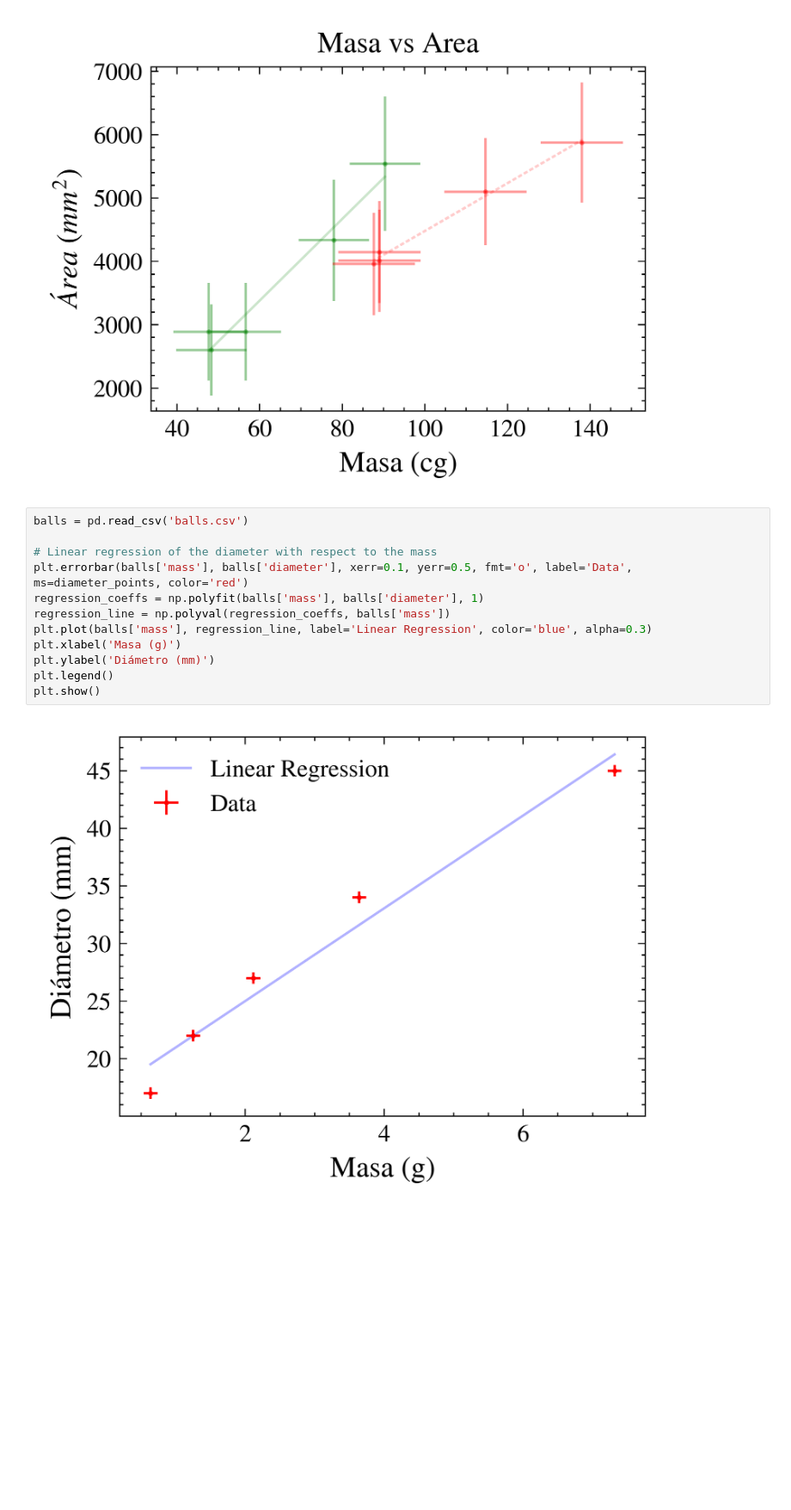
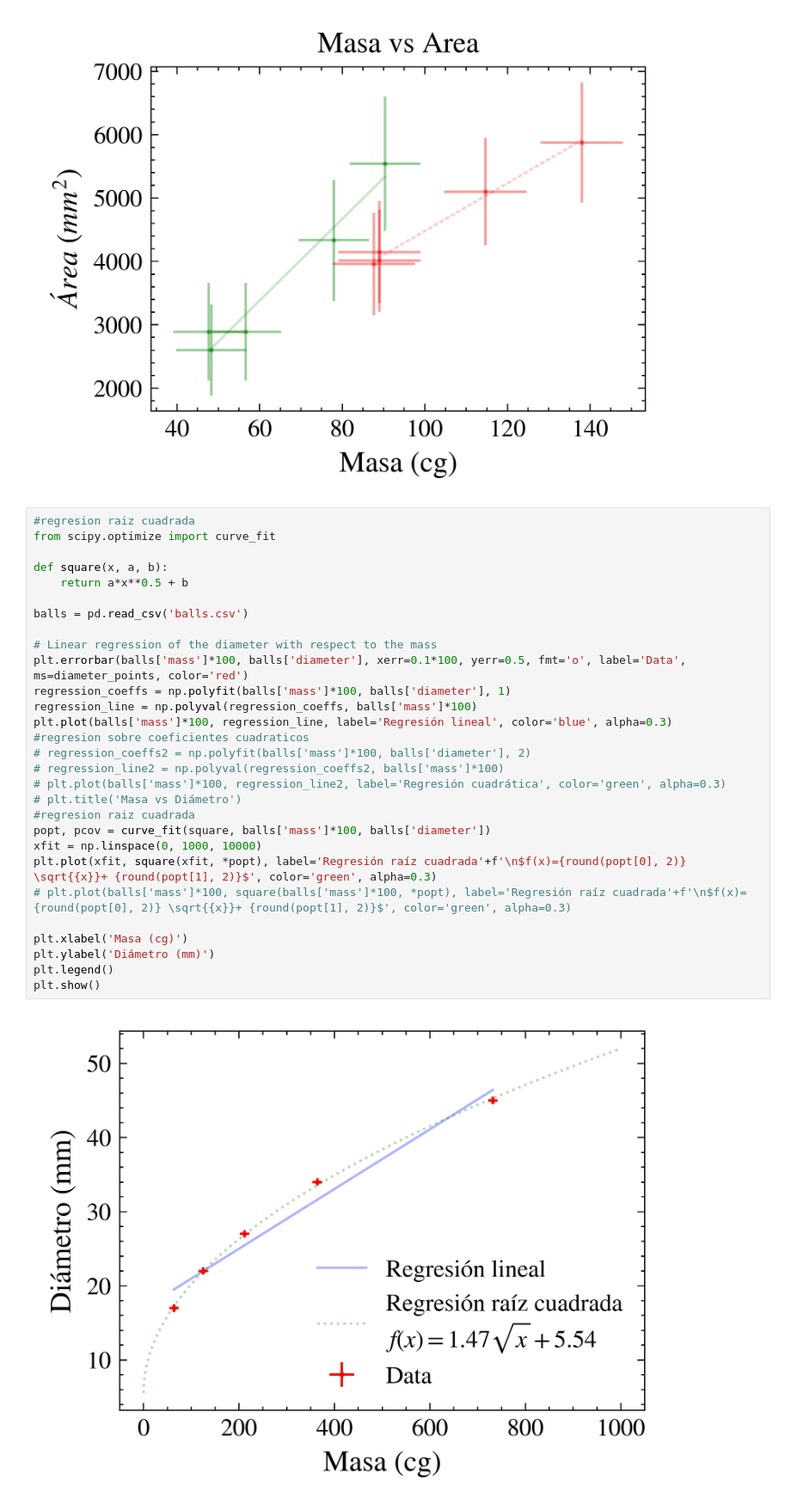
Before and after one commit to ignaschuemer7/Labo_I-Fisica_I, a Jupyter notebook: stats.ipynb, the cells around one changed output. Shown at 86% size. Cells and saved outputs as stored; diff of their text form; blank space fills up the shorter version.

Commit message:
update sqrt fit in balls

```diff
--- a/stats.ipynb
+++ b/stats.ipynb
@@ -133,16 +133,33 @@ for clases in sub:
 [figure]
 [figure]
 # %%
+#regresion raiz cuadrada
+from scipy.optimize import curve_fit
+
+def square(x, a, b):
+    return a*x**0.5 + b
+
 balls = pd.read_csv('balls.csv')
 
 # Linear regression of the diameter with respect to the mass
-plt.errorbar(balls['mass'], balls['diameter'], xerr=0.1, yerr=0.5, fmt='o', label='Data', ms=diameter_points, color='red')
-regression_coeffs = np.polyfit(balls['mass'], balls['diameter'], 1)
-regression_line = np.polyval(regression_coeffs, balls['mass'])
-plt.plot(balls['mass'], regression_line, label='Linear Regression', color='blue', alpha=0.3)
-plt.xlabel('Masa (g)')
+plt.errorbar(balls['mass']*100, balls['diameter'], xerr=0.1*100, yerr=0.5, fmt='o', label='Data', ms=diameter_points, color='red')
+regression_coeffs = np.polyfit(balls['mass']*100, balls['diameter'], 1)
+regression_line = np.polyval(regression_coeffs, balls['mass']*100)
+plt.plot(balls['mass']*100, regression_line, label='Regresión lineal', color='blue', alpha=0.3)
+#regresion sobre coeficientes cuadraticos
+# regression_coeffs2 = np.polyfit(balls['mass']*100, balls['diameter'], 2)
+# regression_line2 = np.polyval(regression_coeffs2, balls['mass']*100)
+# plt.plot(balls['mass']*100, regression_line2, label='Regresión cuadrática', color='green', alpha=0.3)
+# plt.title('Masa vs Diámetro')
+#regresion raiz cuadrada
+popt, pcov = curve_fit(square, balls['mass']*100, balls['diameter'])
+xfit = np.linspace(0, 1000, 10000)
+plt.plot(xfit, square(xfit, *popt), label='Regresión raíz cuadrada'+f'\n$f(x)={round(popt[0], 2)} \sqrt{{x}}+ {round(popt[1], 2)}$', color='green', alpha=0.3)
+# plt.plot(balls['mass']*100, square(balls['mass']*100, *popt), label='Regresión raíz cuadrada'+f'\n$f(x)={round(popt[0], 2)} \sqrt{{x}}+ {round(popt[1], 2)}$', color='green', alpha=0.3)
+
+plt.xlabel('Masa (cg)')
 plt.ylabel('Diámetro (mm)')
 plt.legend()
 plt.show()
 # %% [output]
-[figure, old version]
+[figure, new version]
```
